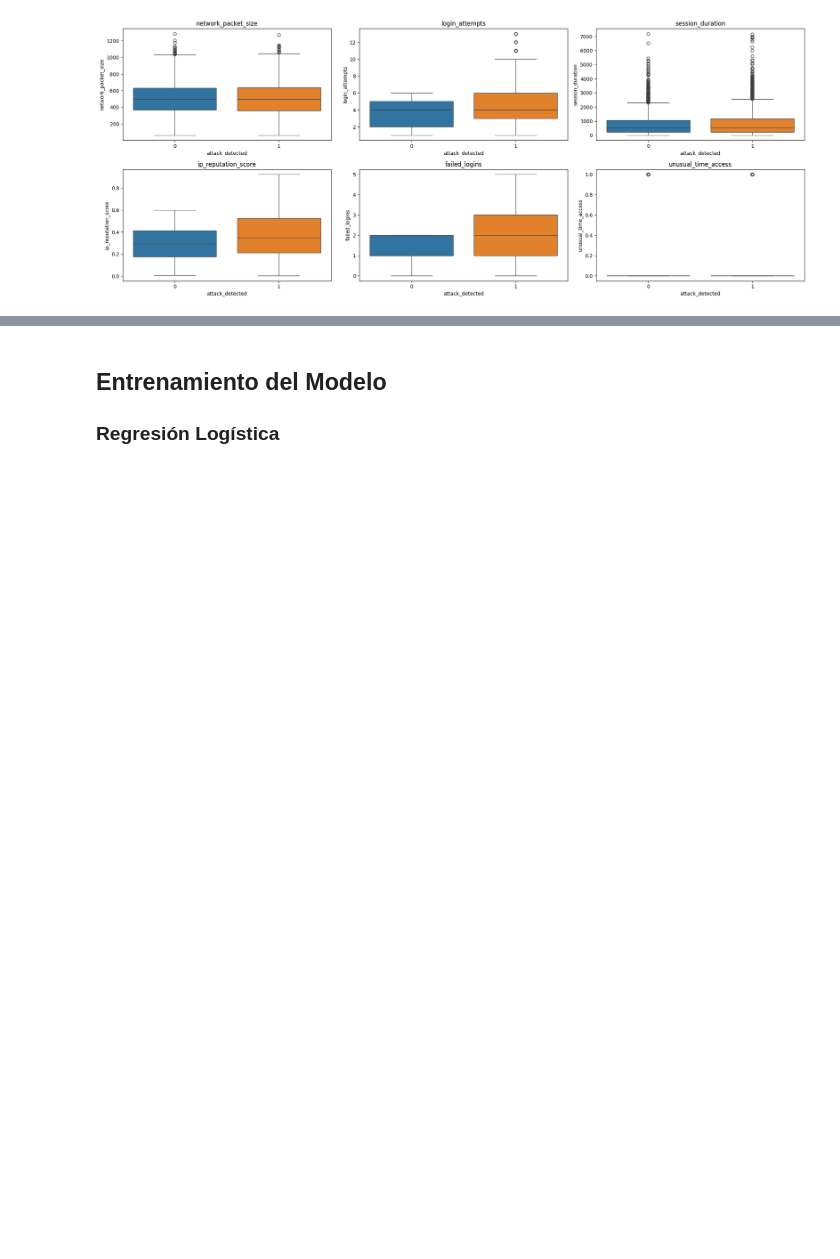
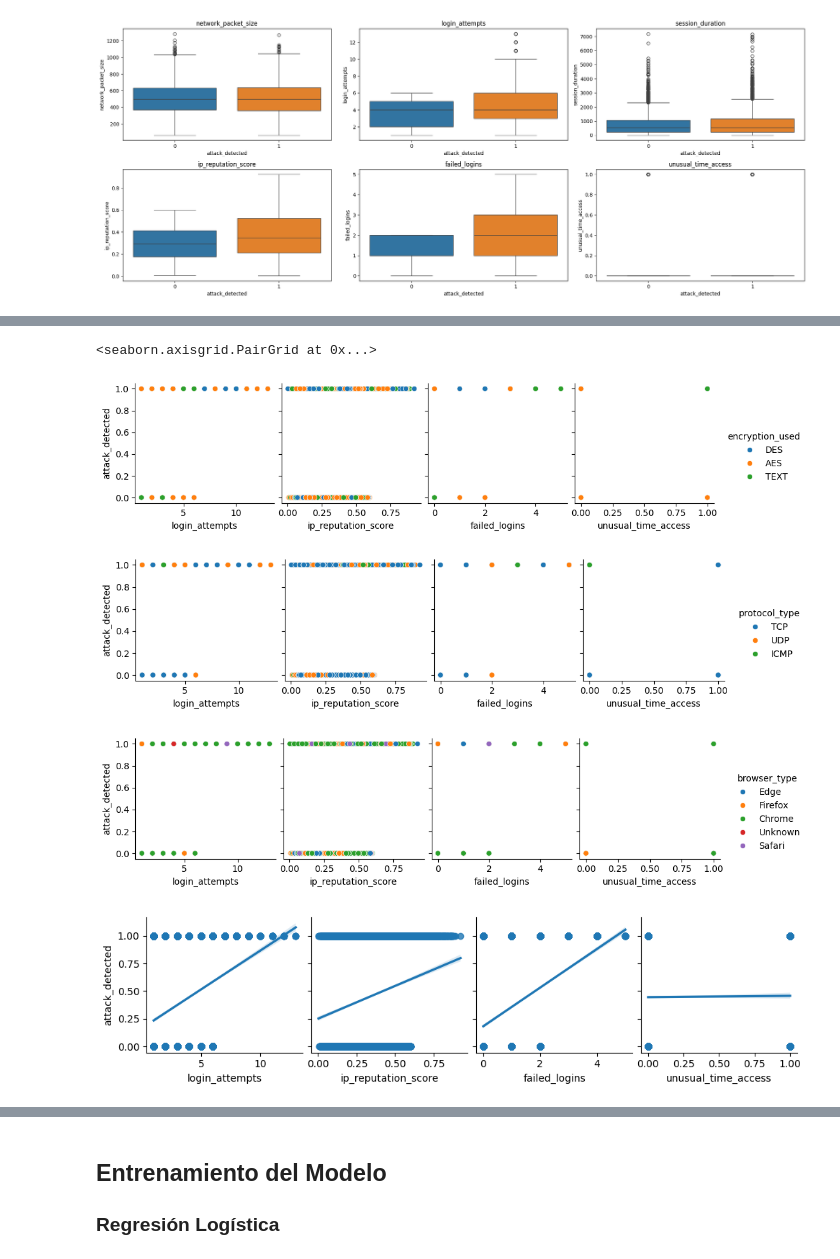
Before and after one commit to fresvel/04EPPY_AF, a Jupyter notebook: ids_ml/idspy_ml.ipynb, the cells around one changed output, grey strips where cells are left out. Cells and saved outputs as stored; diff of their text form; code cells hidden in the pictures; blank space fills up the shorter version.

```diff
--- a/ids_ml/idspy_ml.ipynb
+++ b/ids_ml/idspy_ml.ipynb
@@ -164,0 +167,11 @@ sns.pairplot(df_ids[numericas.tolist() + ['attack_detected']], hue='attack_detec
+# %%
+sns.pairplot(df_ids, x_vars=numericas.tolist(), y_vars='attack_detected', hue='encryption_used')
+sns.pairplot(df_ids, x_vars=numericas.tolist(), y_vars='attack_detected', hue='protocol_type')
+sns.pairplot(df_ids, x_vars=numericas.tolist(), y_vars='attack_detected', hue='browser_type')
+sns.pairplot(df_ids, x_vars=numericas.tolist(), y_vars='attack_detected', kind='reg')
+# %% [output]
+<seaborn.axisgrid.PairGrid at 0x...>
+[figure, added]
+[figure, added]
+[figure, added]
+[figure, added]
```
Also changed, not shown: parts of 19 cells of this notebook, 2 other files.
